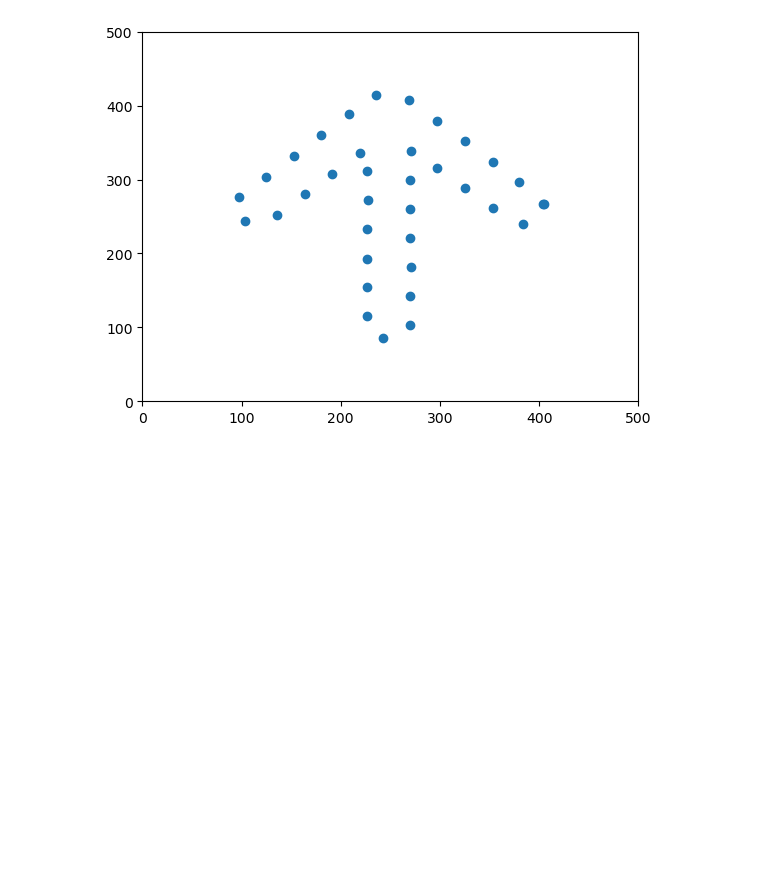
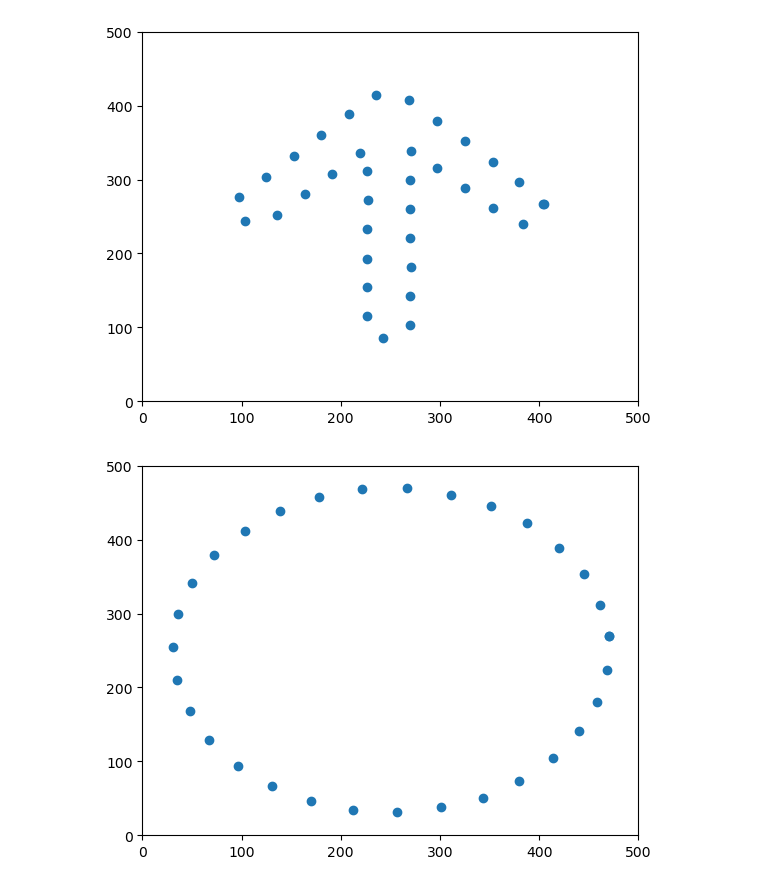
Before and after one commit to Hafiidz/ROS, a Jupyter notebook: codes/coordinate.ipynb, the cells around one changed output. Drawn from its saved outputs; the diff is of its cells as text; code cells hidden in the pictures; blank space fills up the shorter version.

Commit message:
add circle 32 points

```diff
--- a/codes/coordinate.ipynb
+++ b/codes/coordinate.ipynb
@@ -272,7 +272,7 @@ def get_coordinates(image_path, threshold=0.5, num_points=36):
     #coordinates = np.unique(coordinates, axis=0)
 
     #store coordinates in csv
-    df = pd.DataFrame(cotoordinates, columns=['x', 'y'])
+    df = pd.DataFrame(coordinates, columns=['x', 'y'])
     df.to_csv('coordinates/'+os.path.splitext(os.path.basename(image_path))[0]+'.csv', index=False, mode="w")
 
     #return as np array
@@ -304,3 +304,12 @@ plt.ylim(0, 500)
 plt.show()
 # %% [output]
 [figure]
+# %%
+coordinates = get_coordinates('img/circle.png', num_points=32)
+
+plt.scatter(coordinates[:, 0], coordinates[:, 1])
+plt.xlim(0, 500)
+plt.ylim(0, 500)
+plt.show()
+# %% [output]
+[figure, added]
```
Also changed, not shown: 2 other files.
